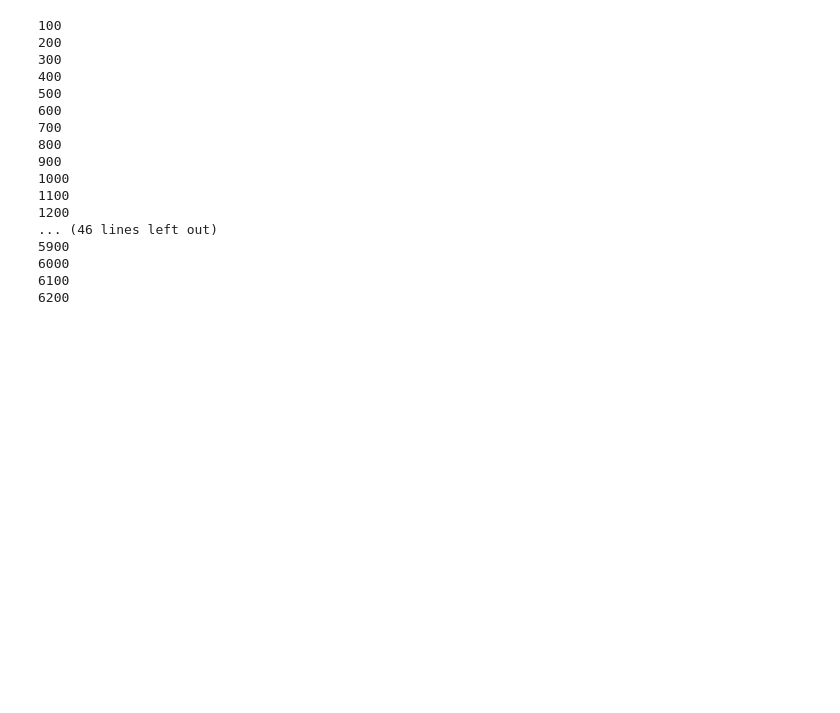
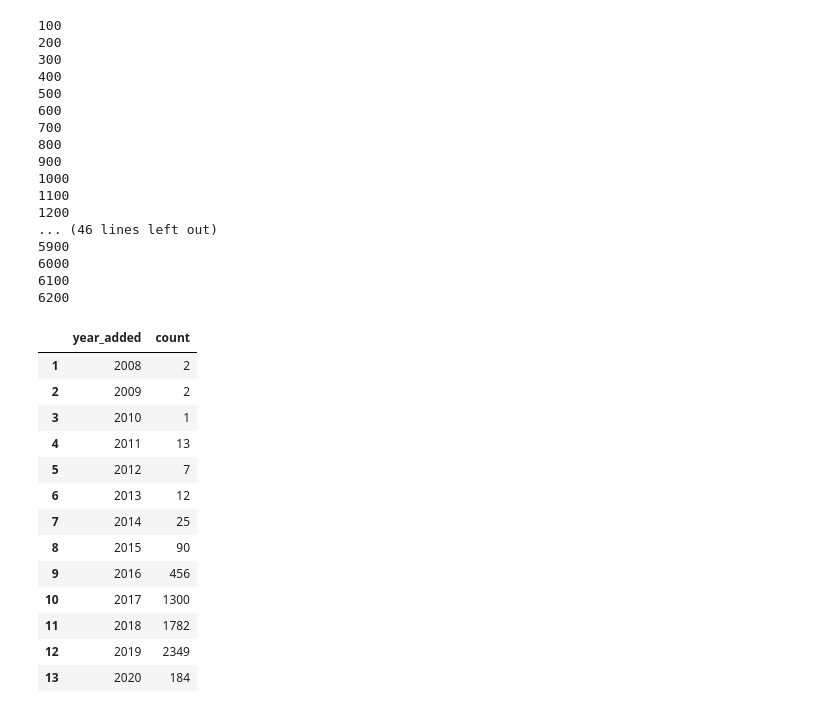
Before and after one commit to AshesOfPhoenix/PR19KKZDBMPBPGS, a Jupyter notebook: main.ipynb, the cells around one changed output. Saved outputs shown, nothing was run; the diff lists cells and outputs as text; code cells hidden in the pictures; blank space fills up the shorter version.

```diff
--- a/main.ipynb
+++ b/main.ipynb
@@ -130,2 +148,22 @@ for index, row in netflix1.iterrows():
 # %%
 #netflix1.to_csv("/Users/gregorsink/Desktop/PR Projekt/PR19KKZDBMPBPGS/Netflix_all.csv", index=False)
+netflixContentByYears = netflix1.groupby(['year_added'])['year_added'].agg(['count'])
+netflixContentByYears = netflixContentByYears.reset_index()
+netflixContentByYears.drop([0])
+
+#netflixContentByYears.set_index('index')
+# %% [output]
+|  | year_added | count |
+| 1 | 2008 | 2 |
+| 2 | 2009 | 2 |
+| 3 | 2010 | 1 |
+| 4 | 2011 | 13 |
+| 5 | 2012 | 7 |
+| 6 | 2013 | 12 |
+| 7 | 2014 | 25 |
+| 8 | 2015 | 90 |
+| 9 | 2016 | 456 |
+| 10 | 2017 | 1300 |
+| 11 | 2018 | 1782 |
+| 12 | 2019 | 2349 |
+| 13 | 2020 | 184 |
```
Also changed, not shown: parts of 9 cells of this notebook, 2 other files.
